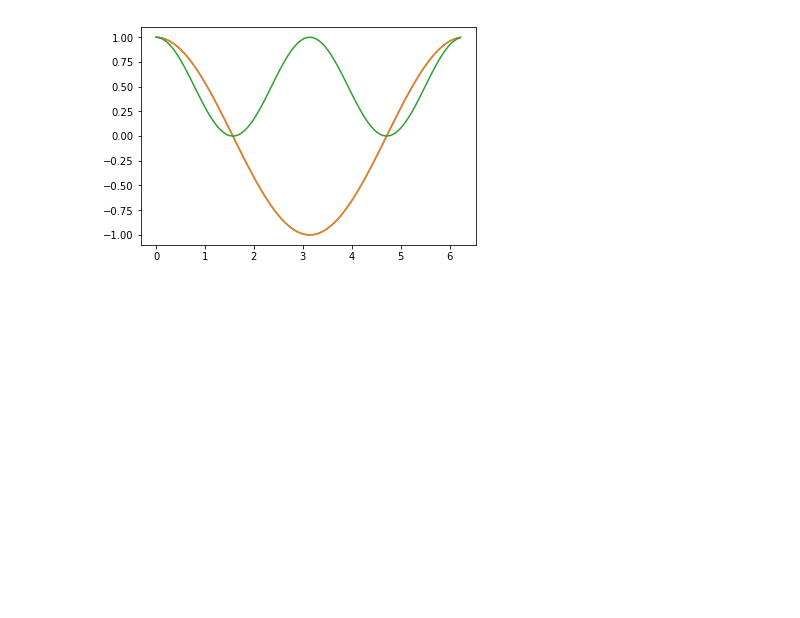
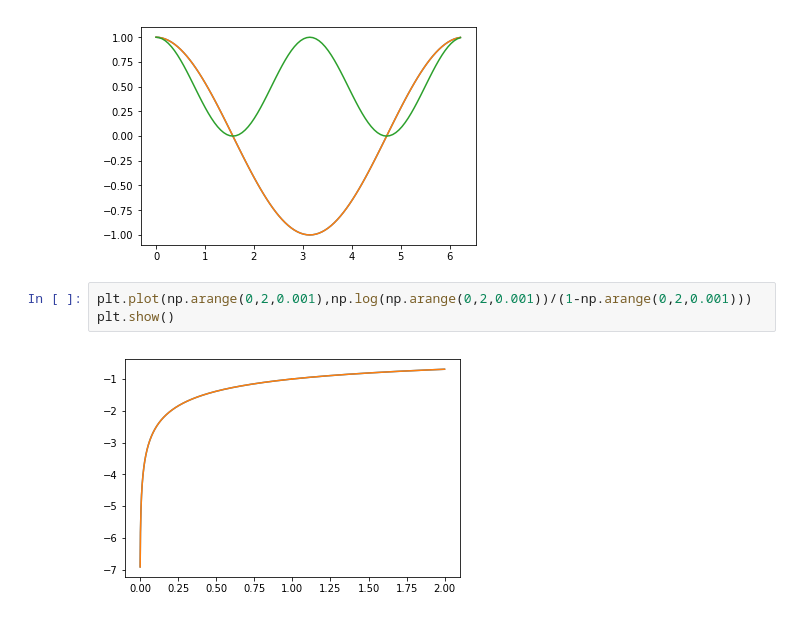
Before and after one commit to 18838367/hisho, a Jupyter notebook: FourierPlayground.ipynb, the cells around one changed output. Saved outputs shown, nothing was run; the diff lists cells and outputs as text; blank space fills up the shorter version.

```diff
--- a/FourierPlayground.ipynb
+++ b/FourierPlayground.ipynb
@@ -28,3 +29,8 @@ plt.show()
 [figure]
 [figure]
 [figure]
+# %%
+plt.plot(np.arange(0,2,0.001),np.log(np.arange(0,2,0.001))/(1-np.arange(0,2,0.001)))
+plt.show()
+# %% [output]
+[figure, added]
```
Also changed, not shown: parts of 1 cell of this notebook, 2 other files.
